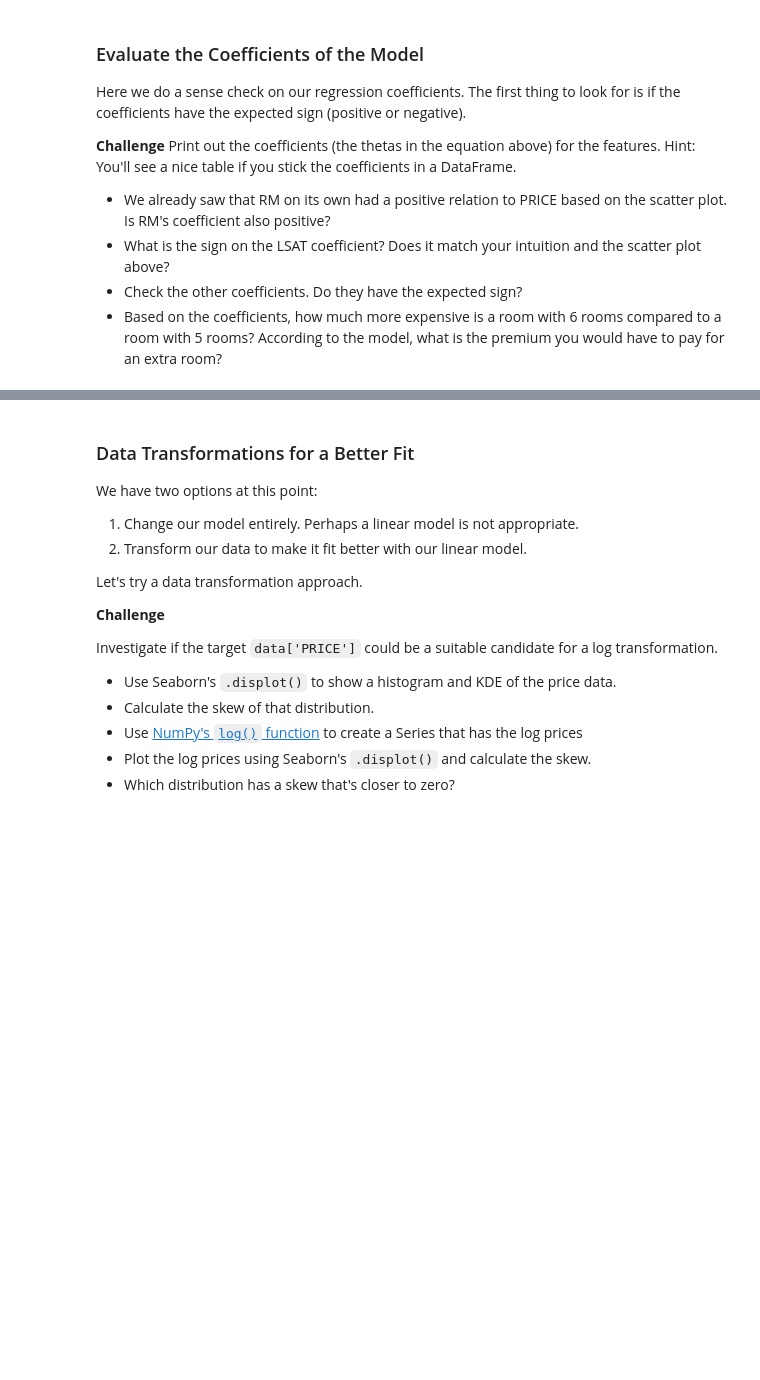
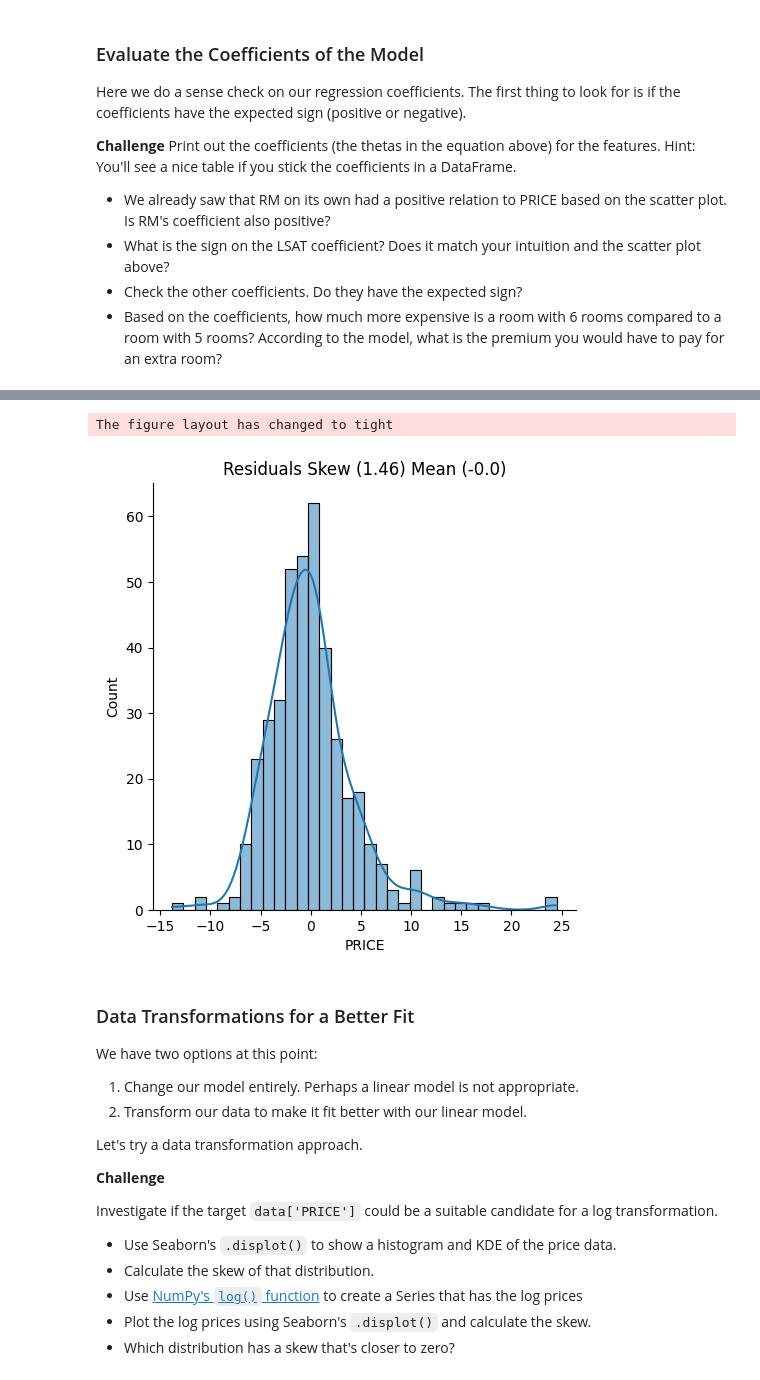
Before and after one commit to hollymartiniosos/100dayspython, a Jupyter notebook: 81. House Prices Predictor/Multivariable_Regression_and_Valuation_Model.ipynb, the cells around one changed output, grey strips where cells are left out. Drawn from its saved outputs; the diff is of its cells as text; code cells hidden in the pictures; blank space fills up the shorter version.

```diff
--- a/81. House Prices Predictor/Multivariable_Regression_and_Valuation_Model.ipynb
+++ b/81. House Prices Predictor/Multivariable_Regression_and_Valuation_Model.ipynb
@@ -430,3 +529,9 @@ In an ideal case, what we want is something close to a normal distribution. A no
+# %%
+sns.displot(residuals, kde=True);
+plt.title(f'Residuals Skew ({resid_skew}) Mean ({resid_mean})');
+# %% [output]
+The figure layout has changed to tight
+[figure, added]
 # %% [markdown]
 ### Data Transformations for a Better Fit
 
```
Also changed, not shown: parts of 24 cells of this notebook.
